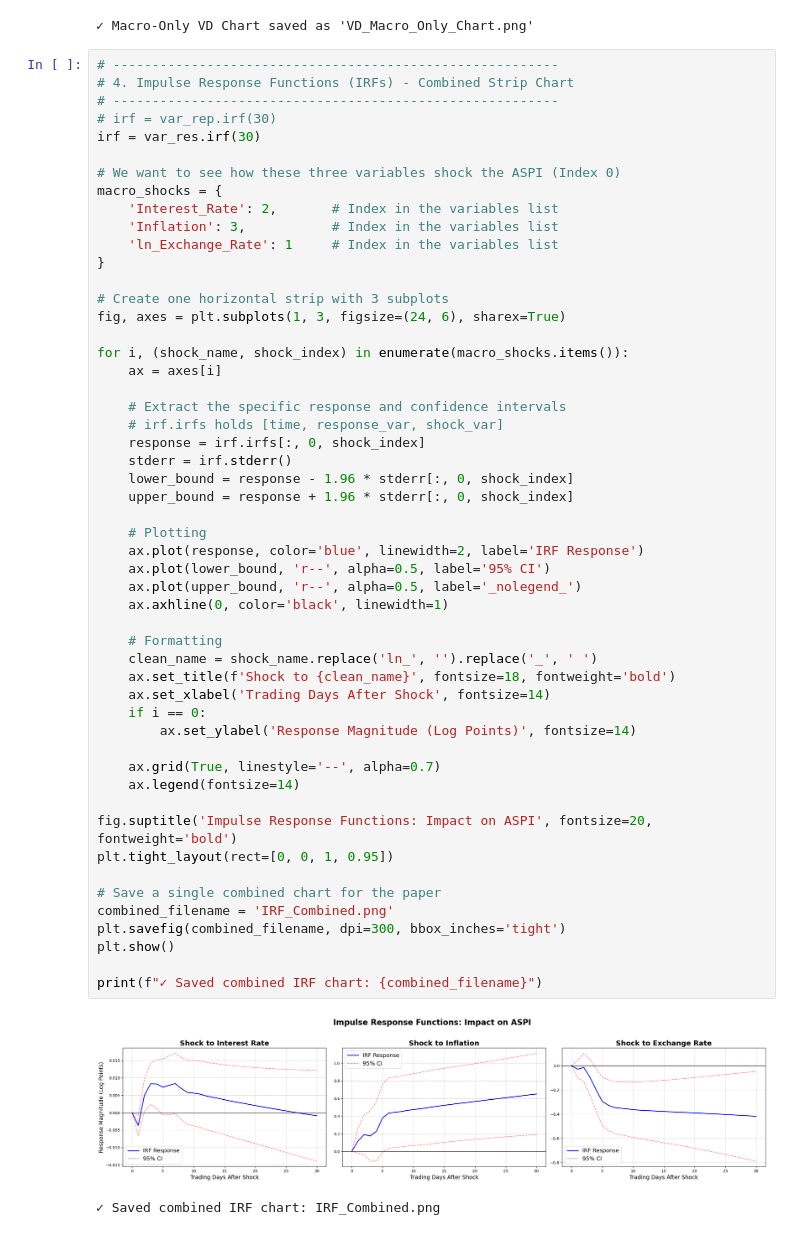
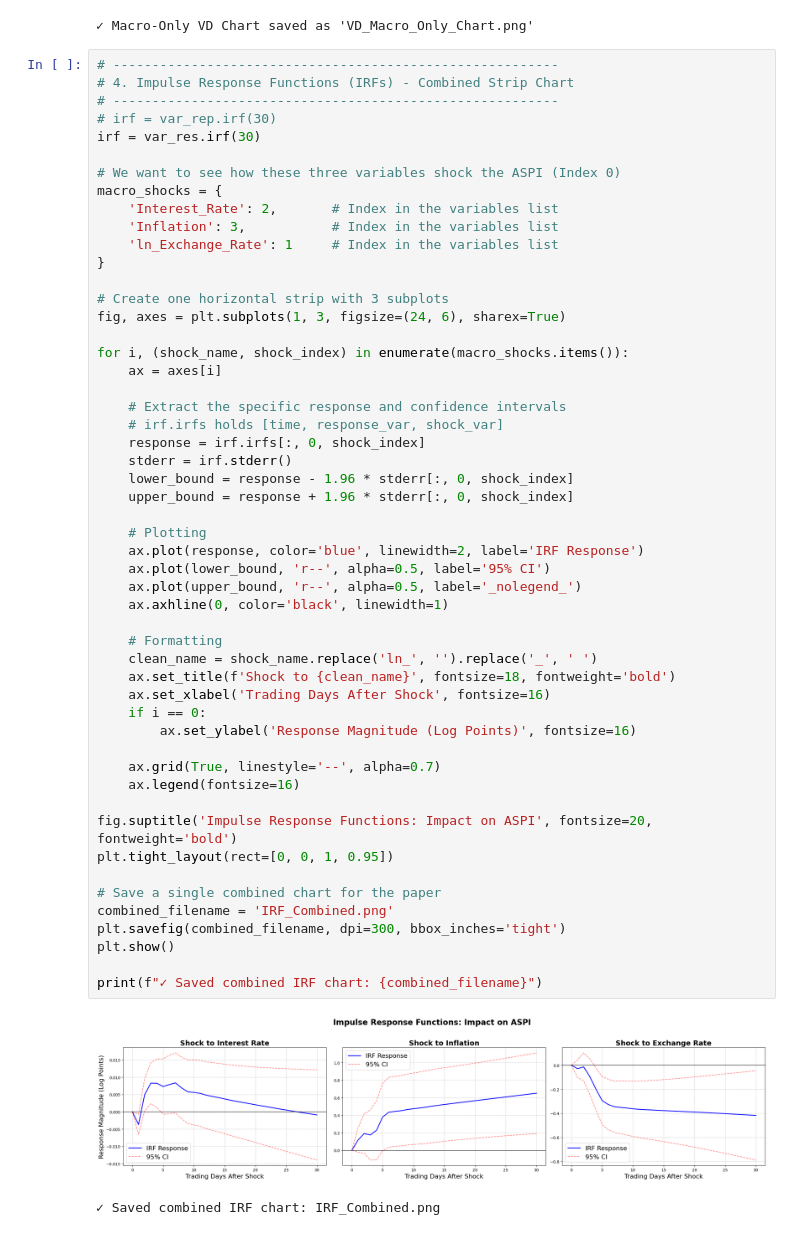
Before and after one commit to sabithahamed/CSE-Research, a Jupyter notebook: Analysis/IRF_VD/irf_vd.ipynb, the cells around one changed output. Saved outputs shown, nothing was run; the diff lists cells and outputs as text.

```diff
--- a/Analysis/IRF_VD/irf_vd.ipynb
+++ b/Analysis/IRF_VD/irf_vd.ipynb
@@ -149,35 +149,35 @@ for i, (shock_name, shock_index) in enumerate(macro_shocks.items()):
     # Extract the specific response and confidence intervals
     # irf.irfs holds [time, response_var, shock_var]
     response = irf.irfs[:, 0, shock_index]
     stderr = irf.stderr()
     lower_bound = response - 1.96 * stderr[:, 0, shock_index]
     upper_bound = response + 1.96 * stderr[:, 0, shock_index]
 
     # Plotting
     ax.plot(response, color='blue', linewidth=2, label='IRF Response')
     ax.plot(lower_bound, 'r--', alpha=0.5, label='95% CI')
     ax.plot(upper_bound, 'r--', alpha=0.5, label='_nolegend_')
     ax.axhline(0, color='black', linewidth=1)
 
     # Formatting
     clean_name = shock_name.replace('ln_', '').replace('_', ' ')
     ax.set_title(f'Shock to {clean_name}', fontsize=18, fontweight='bold')
-    ax.set_xlabel('Trading Days After Shock', fontsize=14)
+    ax.set_xlabel('Trading Days After Shock', fontsize=16)
     if i == 0:
-        ax.set_ylabel('Response Magnitude (Log Points)', fontsize=14)
+        ax.set_ylabel('Response Magnitude (Log Points)', fontsize=16)
 
     ax.grid(True, linestyle='--', alpha=0.7)
-    ax.legend(fontsize=14)
+    ax.legend(fontsize=16)
 
 fig.suptitle('Impulse Response Functions: Impact on ASPI', fontsize=20, fontweight='bold')
 plt.tight_layout(rect=[0, 0, 1, 0.95])
 
 # Save a single combined chart for the paper
 combined_filename = 'IRF_Combined.png'
 plt.savefig(combined_filename, dpi=300, bbox_inches='tight')
 plt.show()
 
 print(f"✓ Saved combined IRF chart: {combined_filename}")
 # %% [output]
-[figure, old version]
+[figure, new version]
 ✓ Saved combined IRF chart: IRF_Combined.png
```
Also changed, not shown: 3 other files.
